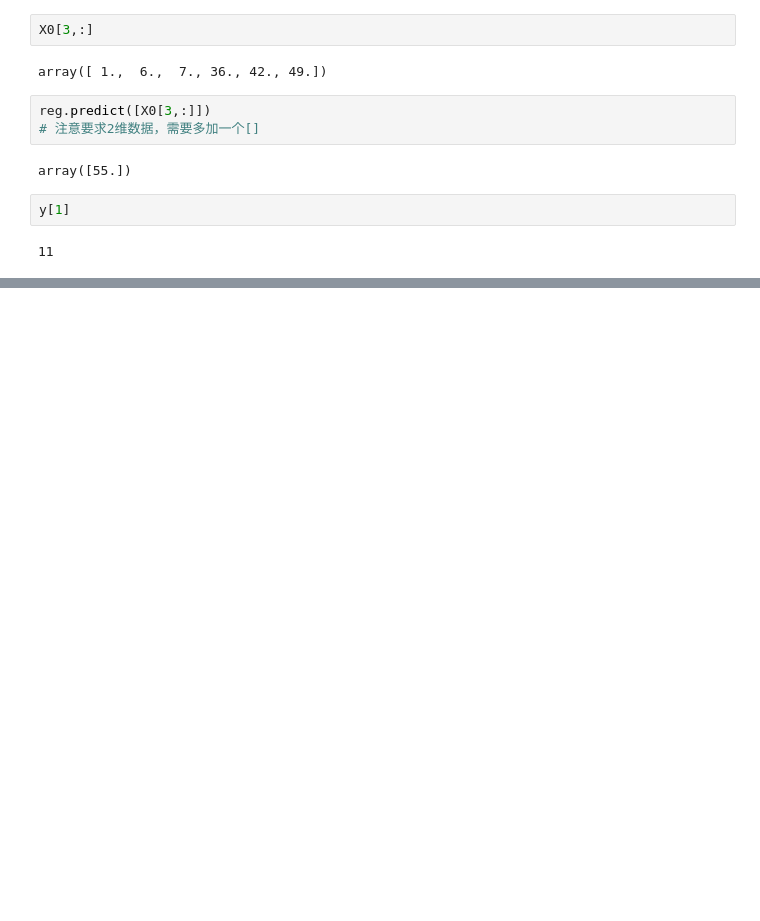
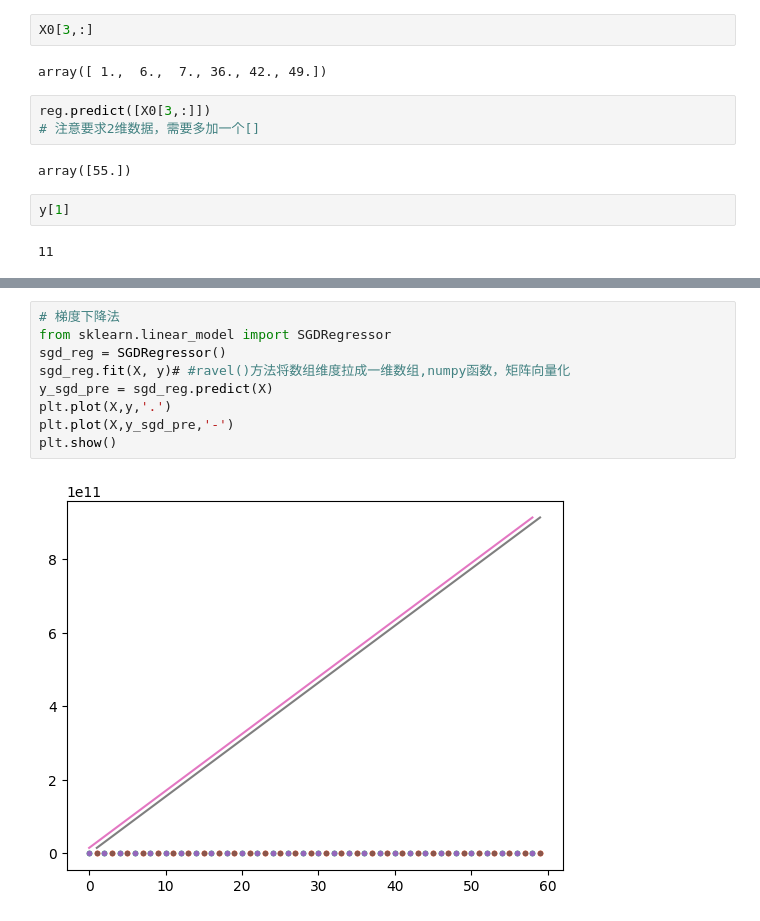
Before and after one commit to VVER0114/MLlearning, a Jupyter notebook: 第4章回归.ipynb, the cells around one changed output, grey strips where cells are left out. Saved outputs shown, nothing was run; the diff lists cells and outputs as text; blank space fills up the shorter version.

```diff
--- a/第4章回归.ipynb
+++ b/第4章回归.ipynb
@@ -163,0 +197,11 @@ y[1]
+# %%
+# 梯度下降法
+from sklearn.linear_model import SGDRegressor
+sgd_reg = SGDRegressor()
+sgd_reg.fit(X, y)# #ravel()方法将数组维度拉成一维数组,numpy函数，矩阵向量化
+y_sgd_pre = sgd_reg.predict(X)
+plt.plot(X,y,'.')
+plt.plot(X,y_sgd_pre,'-')
+plt.show()
+# %% [output]
+[figure, added]
```
Also changed, not shown: parts of 9 cells of this notebook.
